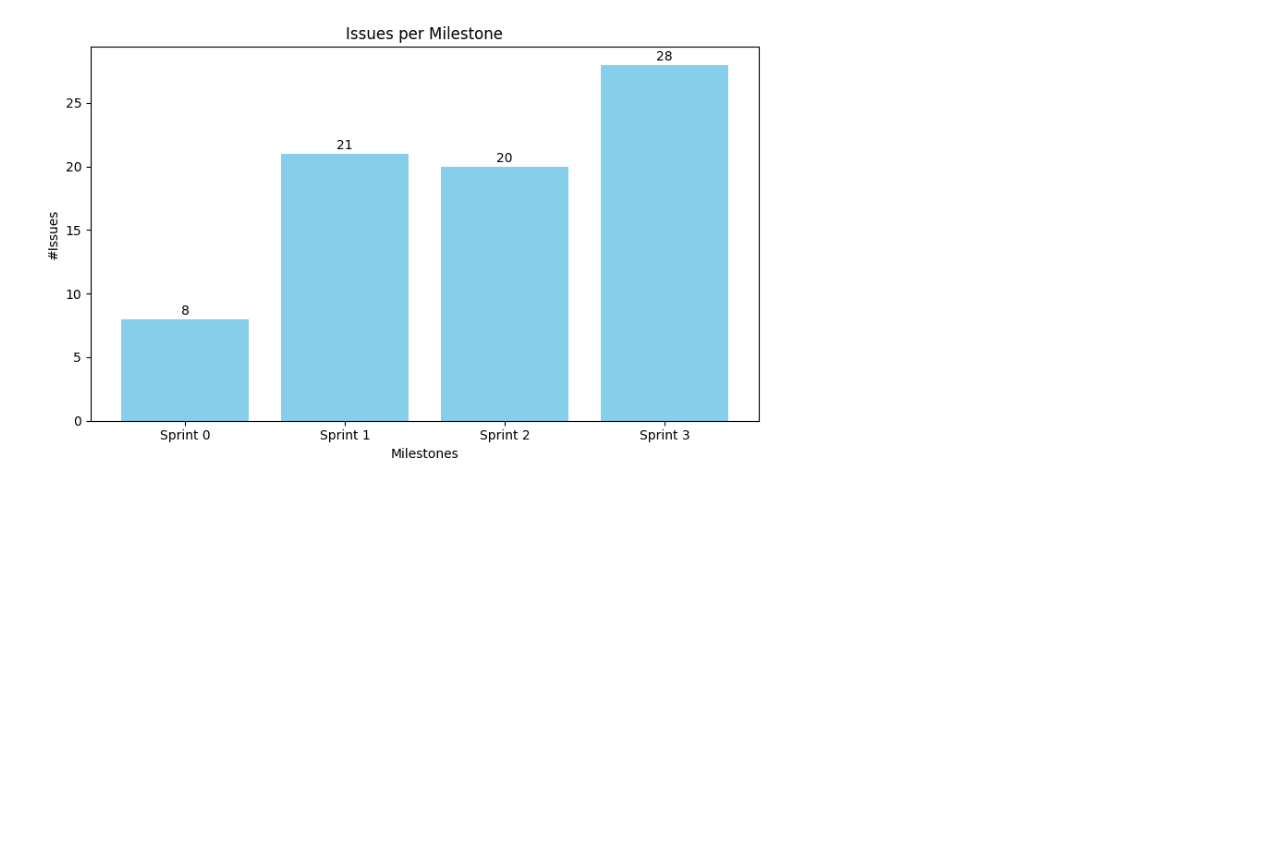
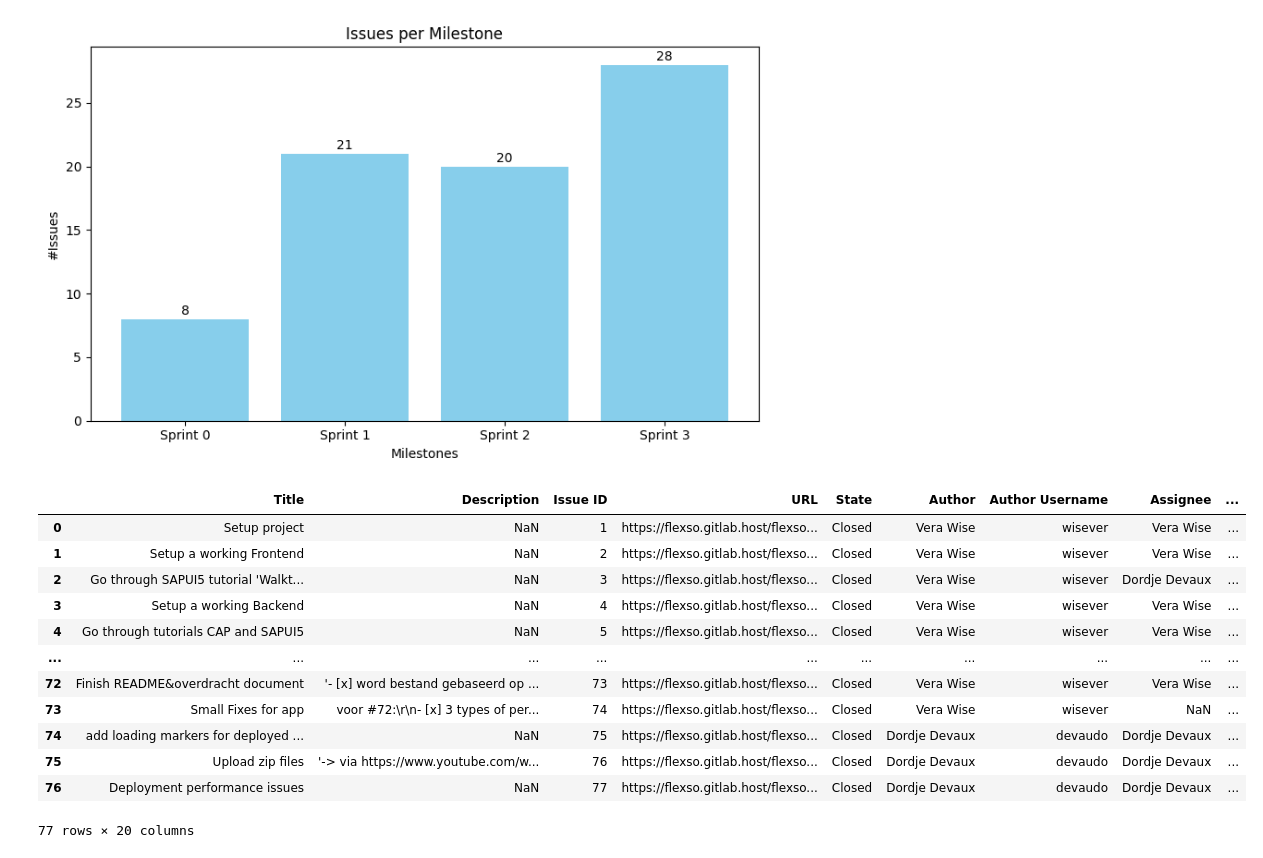
Before and after one commit to VW03/SAP-Internship-Flexso, a Jupyter notebook: gitlabGraphs/graphs.ipynb, the cells around one changed output. Saved outputs shown, nothing was run; the diff lists cells and outputs as text; code cells hidden in the pictures; blank space fills up the shorter version.

```diff
--- a/gitlabGraphs/graphs.ipynb
+++ b/gitlabGraphs/graphs.ipynb
@@ -47,3 +45,27 @@ plt.tight_layout()
 plt.show()
 # %% [output]
 [figure]
+# %%
+#getting all the weights from the labels
+df = pd.DataFrame(flexso_csv)
+
+def extract_weight(label):
+    matches = re.findall(r'Weight (\d)', label)
+    return int(matches[0]) if matches else ''
+
+df['Weight'] = df['Labels'].apply(extract_weight)
+df
+# %% [output]
+|  | Title | Description | Issue ID | URL | State | Author | Author Username | Assignee | ... |
+| 0 | Setup project | NaN | 1 | https://flexso.gitlab.host/flexso... | Closed | Vera Wise | wisever | Vera Wise | ... |
+| 1 | Setup a working Frontend | NaN | 2 | https://flexso.gitlab.host/flexso... | Closed | Vera Wise | wisever | Vera Wise | ... |
+| 2 | Go through SAPUI5 tutorial 'Walkt... | NaN | 3 | https://flexso.gitlab.host/flexso... | Closed | Vera Wise | wisever | Dordje Devaux | ... |
+| 3 | Setup a working Backend | NaN | 4 | https://flexso.gitlab.host/flexso... | Closed | Vera Wise | wisever | Vera Wise | ... |
+| 4 | Go through tutorials CAP and SAPUI5 | NaN | 5 | https://flexso.gitlab.host/flexso... | Closed | Vera Wise | wisever | Vera Wise | ... |
+| ... | ... | ... | ... | ... | ... | ... | ... | ... | ... |
+| 72 | Finish README&overdracht document | '- [x] word bestand gebaseerd op ... | 73 | https://flexso.gitlab.host/flexso... | Closed | Vera Wise | wisever | Vera Wise | ... |
+| 73 | Small Fixes for app | voor #72:\r\n- [x] 3 types of per... | 74 | https://flexso.gitlab.host/flexso... | Closed | Vera Wise | wisever | NaN | ... |
+| 74 | add loading markers for deployed ... | NaN | 75 | https://flexso.gitlab.host/flexso... | Closed | Dordje Devaux | devaudo | Dordje Devaux | ... |
+| 75 | Upload zip files | '-> via https://www.youtube.com/w... | 76 | https://flexso.gitlab.host/flexso... | Closed | Dordje Devaux | devaudo | Dordje Devaux | ... |
+| 76 | Deployment performance issues | NaN | 77 | https://flexso.gitlab.host/flexso... | Closed | Dordje Devaux | devaudo | Dordje Devaux | ... |
+77 rows × 20 columns
```
Also changed, not shown: parts of 5 cells of this notebook.
